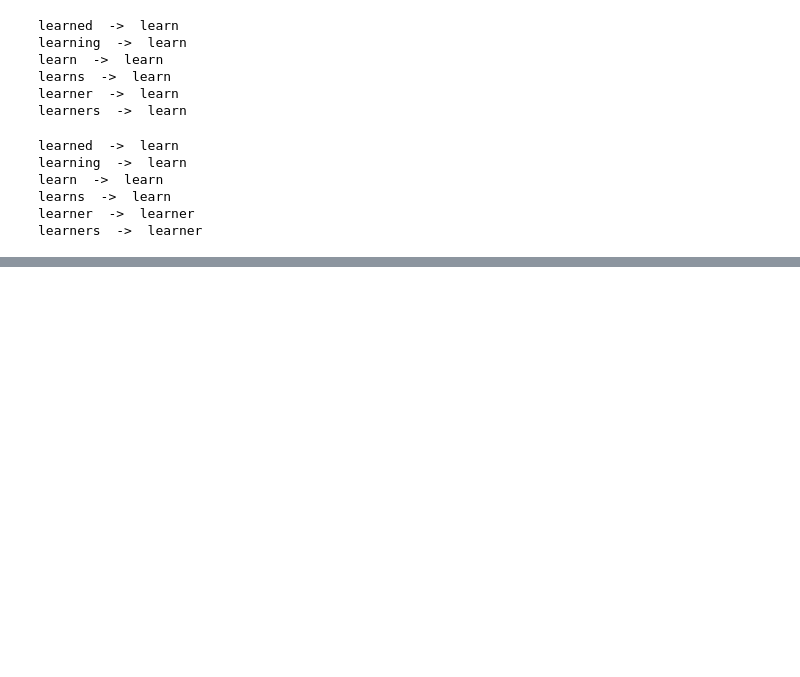
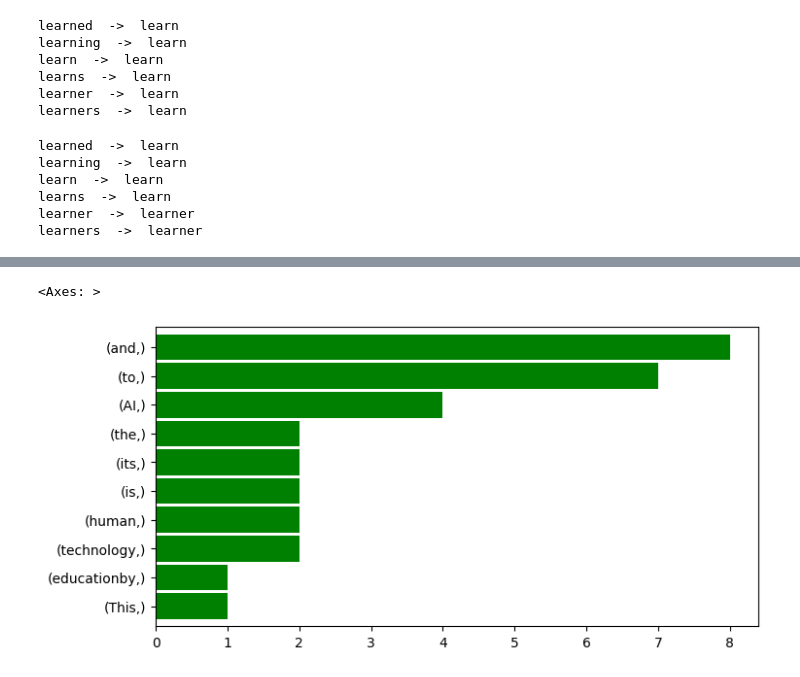
Before and after one commit to AbhishekBiswas-github/AI_Engineer_Course_Files, a Jupyter notebook: NLP Section/NLP Module - Text Processing.ipynb, the cells around one changed output, grey strips where cells are left out. Saved outputs shown, nothing was run; the diff lists cells and outputs as text; code cells hidden in the pictures; blank space fills up the shorter version.

```diff
--- a/NLP Section/NLP Module - Text Processing.ipynb
+++ b/NLP Section/NLP Module - Text Processing.ipynb
@@ -102,0 +110,2 @@ learners  ->  learner
+# %%
+para = "Artificial Intelligence (AI) is revolutionizing the way we interact with technology, enabling machines to perform tasks that once required human intelligence. From voice recognition and image analysis to decision-making and language translation, AI systems are becoming increasingly sophisticated and integrated into everyday life. At its core, AI leverages algorithms and vast datasets to learn patterns, make predictions, and adapt to new information. This transformative technology is driving innovation across industries—healthcare, finance, transportation, and education—by improving efficiency, accuracy, and personalization. As AI continues to evolve, it raises important questions about ethics, privacy, and the future of work, prompting society to carefully consider how best to harness its potential while safeguarding human values."
@@ -102,0 +116,4 @@ learners  ->  learner
+# %%
+import re
+para_non_special = re.sub(r'[^a-zA-Z0-9\s]','',para)
+print(para_non_special)
@@ -102,0 +122,3 @@ learners  ->  learner
+# %%
+tokens = word_tokenize(para_non_special)
+print(tokens)
@@ -102,0 +127,3 @@ learners  ->  learner
+# %%
+unigram = pd.Series(ngrams(tokens, 1)).value_counts()
+print(unigram[:10])
@@ -102,0 +142,5 @@ learners  ->  learner
+# %%
+unigram[:10].sort_values().plot.barh(color='green', width=0.9, figsize=(8, 4))
+# %% [output]
+<Axes: >
+[figure, added]
```
Also changed, not shown: parts of 43 cells of this notebook.
